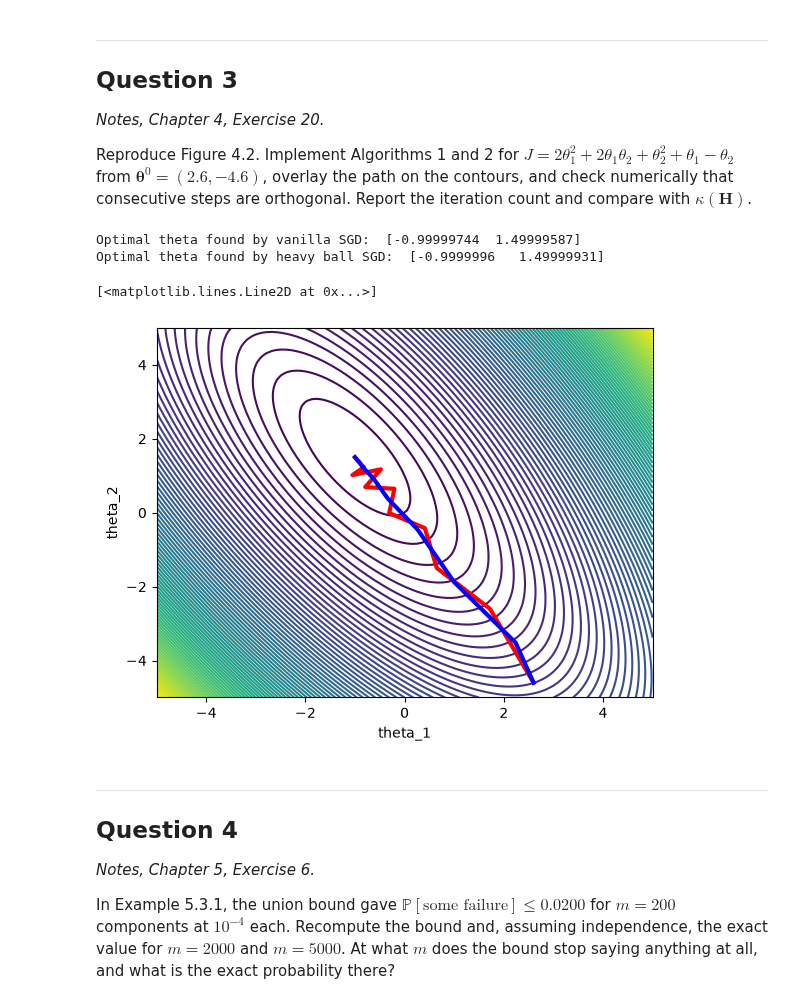
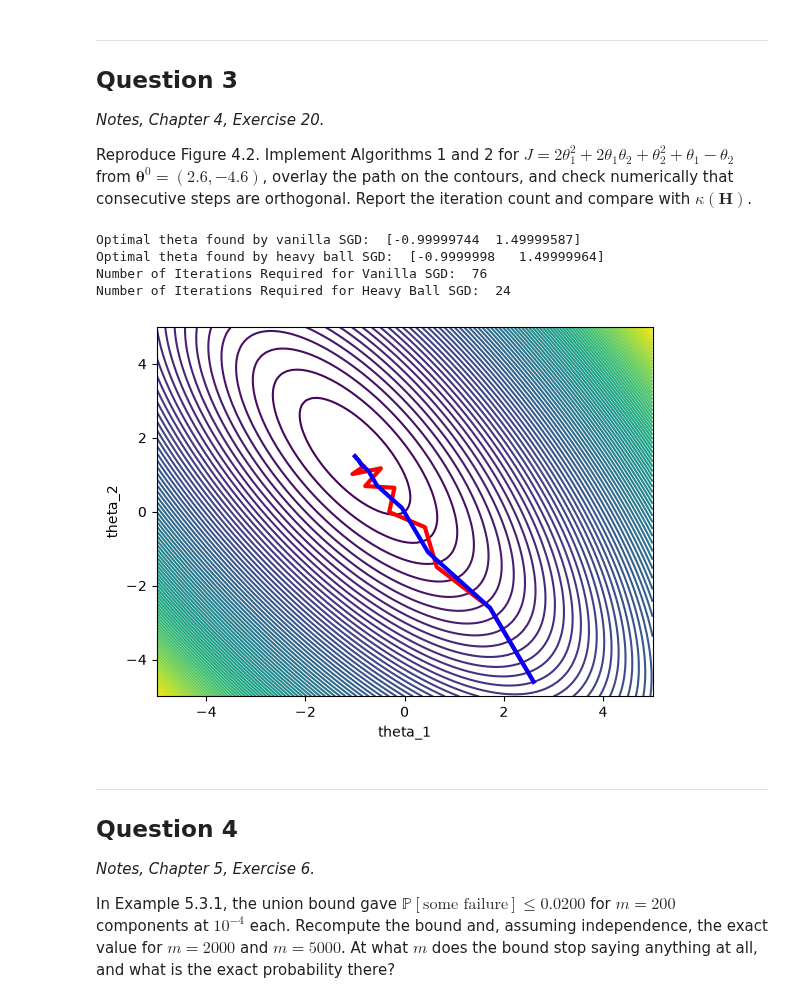
Before and after one commit to akhilghar/COE379L.1, a Jupyter notebook: HW 2/Assignment_2-1.ipynb, the cells around one changed output. Cells and saved outputs as stored; diff of their text form; code cells hidden in the pictures.

Commit message:
problem 11 done

```diff
--- a/HW 2/Assignment_2-1.ipynb
+++ b/HW 2/Assignment_2-1.ipynb
@@ -87,13 +87,13 @@ def vanilla_SGD(theta_0: np.array, alpha: float, N: int, tol: float):
     while (np.linalg.norm(theta - theta_prev) > tol and it < N):
         theta_prev = theta
         theta = theta_prev - alpha*cost_gradient(theta_prev)
-        while (cost_function(theta) > cost_function(theta_prev)):
+        while (cost_function(theta) >= cost_function(theta_prev)):
             alpha /= 2.0
             theta = theta_prev - alpha*cost_gradient(theta_prev)
         it += 1
         theta_hist.append(theta)
 
-    return theta_hist
+    return theta_hist, it
 
 # Heavy Ball Gradient Descent
 def momentum_SGD(theta_0: np.array, alpha: float, N: int, tol: float, beta: float):
@@ -101,7 +101,7 @@ def momentum_SGD(theta_0: np.array, alpha: float, N: int, tol: float, beta: floa
     theta_hist.append(theta_0)
     theta_prev = np.array([1,1])
     theta = theta_0
-    v, v_prev = theta, theta_prev
+    v, v_prev = np.array([0,0])
     it = 0
 
     # main GD loop
@@ -113,42 +113,49 @@ def momentum_SGD(theta_0: np.array, alpha: float, N: int, tol: float, beta: floa
         it += 1
         theta_hist.append(theta)
 
-    return theta_hist
+    return theta_hist, it
 
 theta0 = np.array([2.6, -4.6])
 step_size = 4e-1
 epsilon = 1e-6
 N = 2e5
-beta = 0.199
+beta = 0.2
 
-theta_vanilla = np.array(vanilla_SGD(theta0,step_size,N,epsilon))
-theta_heavy = np.array(momentum_SGD(theta0,step_size,N,epsilon,beta))
+theta_vanilla, N_vanilla = vanilla_SGD(theta0,step_size,N,epsilon)
+theta_heavy, N_heavy = momentum_SGD(theta0,step_size,N,epsilon,beta)
+
+theta_vanilla, theta_heavy = np.array(theta_vanilla), np.array(theta_heavy)
 
 print("Optimal theta found by vanilla SGD: ", theta_vanilla[-1,:])
 print("Optimal theta found by heavy ball SGD: ", theta_heavy[-1,:])
+print("Number of Iterations Required for Vanilla SGD: ", N_vanilla)
+print("Number of Iterations Required for Heavy Ball SGD: ", N_heavy)
 
 # Contour Visualization
 theta1_ctr = np.linspace(-5,5,100)
 theta2_ctr = np.linspace(-5,5,100)
 
 [THETA_1, THETA_2] = np.meshgrid(theta1_ctr, theta2_ctr)
 J = np.zeros_like(THETA_1)
 for i in range(J.shape[0]):
     for j in range(J.shape[1]):
         param_choices = np.array([THETA_1[i,j], THETA_2[i,j]])
         J[i,j] = cost_function(param_choices)
 
 fig, ax1 = plt.subplots(1,1)
 ax1.contour(THETA_1,THETA_2,J,100)
 ax1.set_xlabel("theta_1")
 ax1.set_ylabel("theta_2")
 ax1.plot(theta_vanilla[:,0], theta_vanilla[:,1], linewidth=3, color="red")
 ax1.plot(theta_heavy[:,0], theta_heavy[:,1], linewidth=3, color="blue")
+
+plt.savefig('HW2Problem3.png')
 # %% [output]
 Optimal theta found by vanilla SGD:  [-0.99999744  1.49999587]
-Optimal theta found by heavy ball SGD:  [-0.9999996   1.49999931]
+Optimal theta found by heavy ball SGD:  [-0.9999998   1.49999964]
+Number of Iterations Required for Vanilla SGD:  76
+Number of Iterations Required for Heavy Ball SGD:  24
-[<matplotlib.lines.Line2D at 0x...>]
-[figure, old version]
+[figure, new version]
 # %% [markdown]
 ---
 
```
Also changed, not shown: parts of 1 cell of this notebook, 1 other file.
